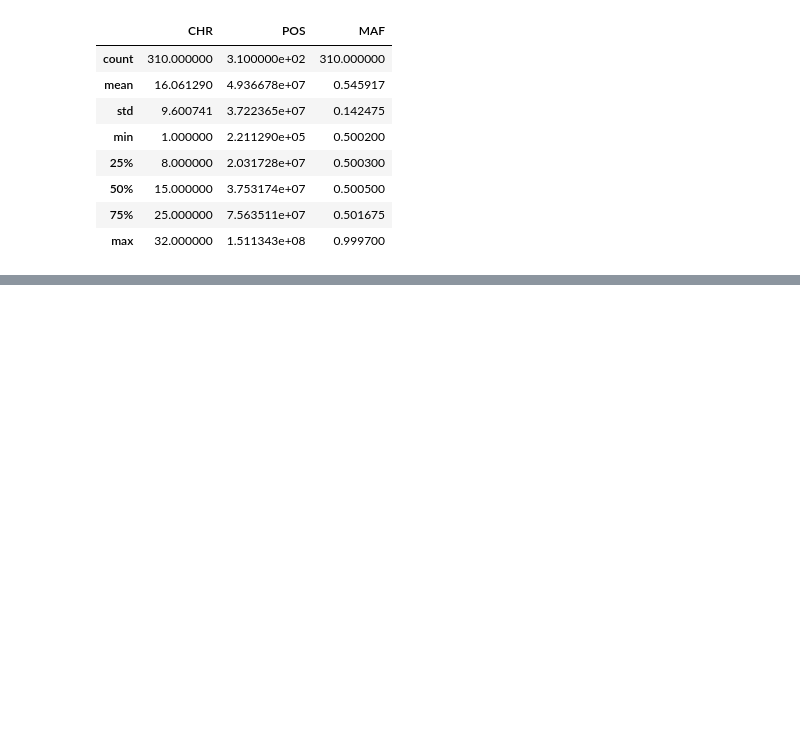
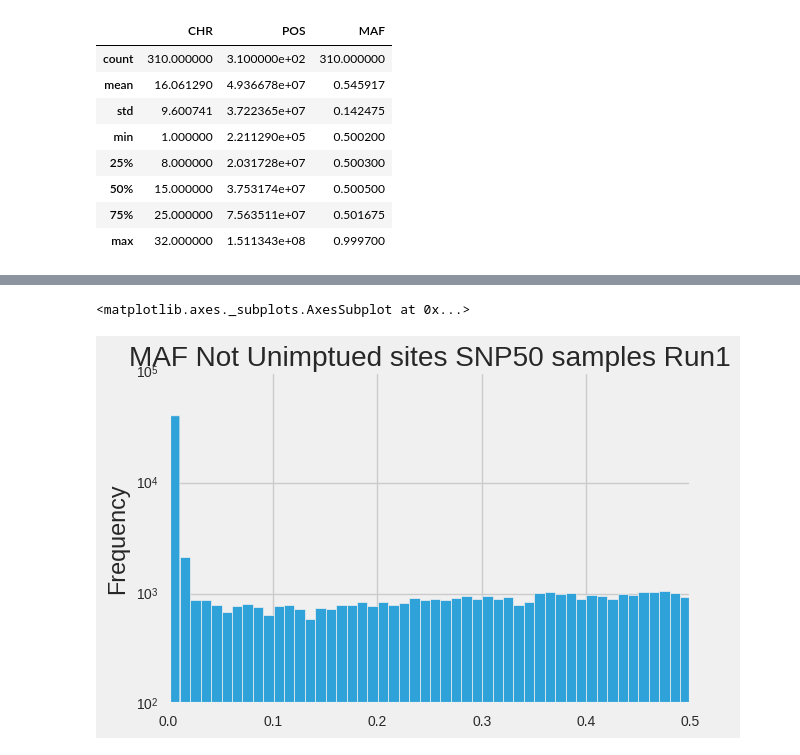
Before and after one commit to jessehoff/Imputation_Project, a Jupyter notebook: imp_acc/recallrate.ipynb, the cells around one changed output, grey strips where cells are left out. Saved outputs shown, nothing was run; the diff lists cells and outputs as text; code cells hidden in the pictures; blank space fills up the shorter version.

```diff
--- a/imp_acc/recallrate.ipynb
+++ b/imp_acc/recallrate.ipynb
@@ -307,0 +590,2 @@ high[high.MAF <1].describe()
+# %%
+fixed_in_pop = corfreq[corfreq.correlation.isnull()&corfreq.MinorCount > 0]
@@ -307,0 +648,5 @@ high[high.MAF <1].describe()
+# %%
+fixed_in_pop.MAF.plot(kind='hist',bins=50,logy=True,title='MAF Not Unimptued sites SNP50 samples Run1')
+# %% [output]
+<matplotlib.axes._subplots.AxesSubplot at 0x...>
+[figure, added]
```
Also changed, not shown: parts of 104 cells of this notebook, 5 other files.
